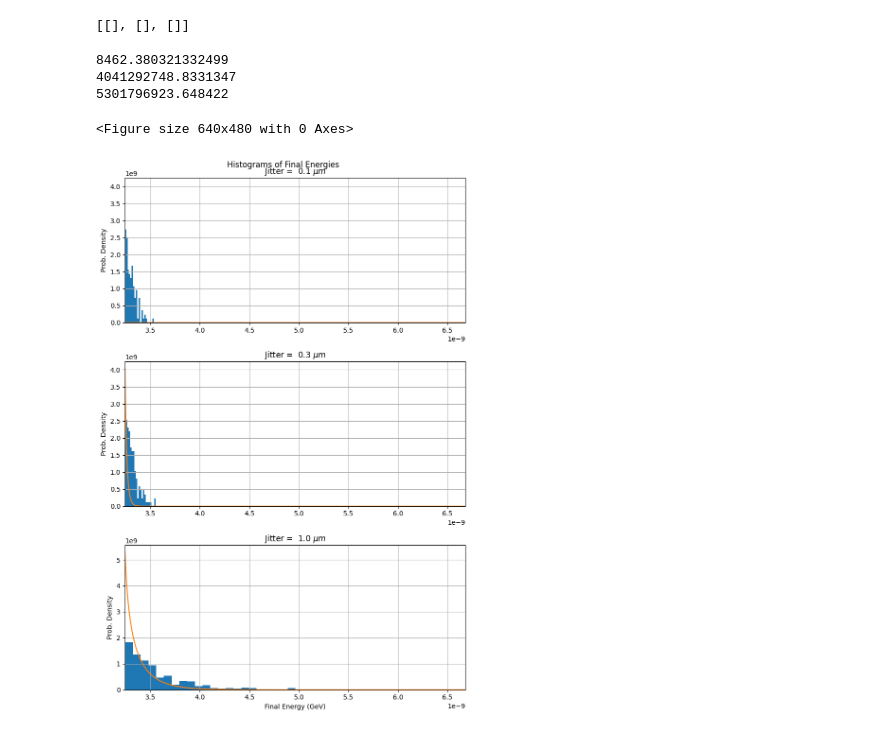
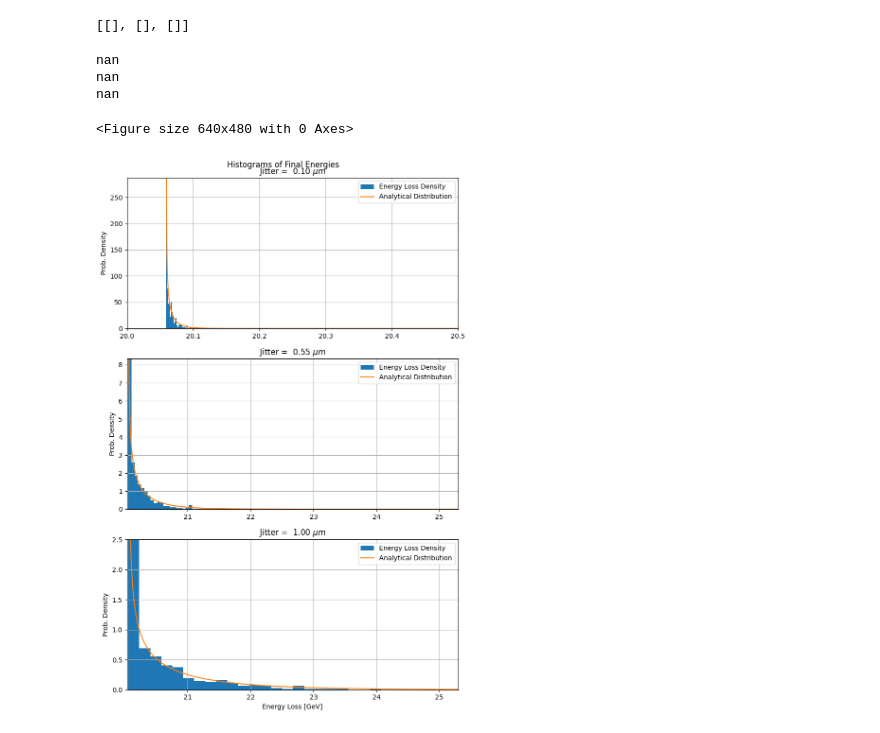
Before and after one commit to Knallvik/Master, a Jupyter notebook: ABEL_scripts/Scan_over_jitter.ipynb, the cells around one changed output. Cells and saved outputs as stored; diff of their text form; code cells hidden in the pictures.

Commit message:
Added plots and fixed PDF method

```diff
--- a/ABEL_scripts/Scan_over_jitter.ipynb
+++ b/ABEL_scripts/Scan_over_jitter.ipynb
@@ -129,28 +128,25 @@ by a too short worker timeout or by a memory leak.
 #linac.plot_beam_function(Beam.norm_emittance_y, label='norm emittance y (mm mrad)', scale=1e-6, xscale='log')
 #linac.plot_beam_function(lambda obj:obj.energy() - source.energy, label='Energy Gain (GeV)', scale=1e9, xscale='log')
 # %%
-list_of_E_ararys = [ [] for _ in range(num_jitter_values)]
-print(list_of_E_ararys)
+list_of_E_arrays = [ [] for _ in range(num_jitter_values)]
+print(list_of_E_arrays)
 for j in range(num_jitter_values):
-    Es = [linac[j,i].get_beam(-1).energy()*SI.e for i in range(linac.num_shots_per_step)]
-    list_of_E_ararys[j] = Es
+    Es = [linac[j,i].get_beam(-1).energy()/1e9 for i in range(linac.num_shots_per_step)]
+    list_of_E_arrays[j] = Es
 # %% [output]
 [[], [], []]
 # %%
 def rho(sig_jitter, El):
     #El = GeV
-    gamma = energy2gamma(source.energy)
+    gamma = energy2gamma(source.energy+10e9)
     kp = pp.k_p(stage.plasma_density)
     k_beta = kp/np.sqrt(2*gamma)
     sig_x_sq = source.emit_nx/k_beta/gamma
     sig_y_sq = source.emit_ny/k_beta/gamma
 
-    energy_loss_beam = SI.e**2*stage.length/6/np.pi/SI.epsilon_0*\
-    (gamma*k_beta)**4*(sig_x_sq+sig_y_sq)#/SI.e/1e9
+    delta_x = 2*(El*SI.e*1e9*12*np.pi*SI.epsilon_0/SI.e**2/stage.length/(gamma*k_beta)**4 - 2*sig_x_sq)
 
-    delta_x = 2*(El*12*np.pi*SI.epsilon_0/SI.e**2/stage.length/(gamma*k_beta)**4 - 2*sig_x_sq)
-
-    energy_loss_dist = 2/sig_jitter/np.sqrt(2*np.pi)*12*np.pi*SI.epsilon_0/SI.e**2/stage.length/(gamma*k_beta)**4/np.sqrt(delta_x)\
+    energy_loss_dist = 2/sig_jitter/np.sqrt(2*np.pi)*12*np.pi*SI.epsilon_0/SI.e**2/stage.length/(gamma*k_beta)**4/np.sqrt(delta_x)*SI.e*1e9\
     * np.exp(-1/2*delta_x/sig_jitter**2)
 
 
@@ -158,37 +154,46 @@ def rho(sig_jitter, El):
 # %%
 plt.subplots_adjust(hspace=0.4)
 fig, axs = plt.subplots(num_jitter_values,1, figsize = (8,12))
 fig.suptitle('Histograms of Final Energies')
 
-gamma = energy2gamma(source.energy)
+if num_jitter_values<2:
+    axs = [axs]
+
+gamma = energy2gamma(source.energy+10e9)
 kp = pp.k_p(stage.plasma_density)
 k_beta = kp/np.sqrt(2*gamma)
 sig_x_sq = source.emit_nx/k_beta/gamma
 sig_y_sq = source.emit_ny/k_beta/gamma
-E_nom_final = (source.energy + stage.nom_energy_gain)*SI.e
+E_nom_final = (source.energy + stage.nom_energy_gain+0.404e9)/1e9
 
-energy_loss_beam = SI.e**2*stage.length/6/np.pi/SI.epsilon_0*(gamma*k_beta)**4*(sig_x_sq+sig_y_sq)  #/SI.e/1e9
-
-xlim = [energy_loss_beam+1e-2*energy_loss_beam, max(E_nom_final - np.array(list_of_E_ararys[-1]))]
-Els = np.linspace(xlim[0],xlim[-1], 100000)
+energy_loss_beam = SI.e**2*stage.length/6/np.pi/SI.epsilon_0*(gamma*k_beta)**4*(sig_x_sq+sig_y_sq)/SI.e/1e9
 
 for j, ax in enumerate(axs):
-    ax.hist(E_nom_final - np.array(list_of_E_ararys[j]), bins =50, density = True, stacked = True)
-    ax.plot(Els, rho(jitter_values[j],Els))
+    hist = np.histogram(E_nom_final - np.array(list_of_E_arrays[j]), bins = 30, density = True)
+    ax.hist(E_nom_final - np.array(list_of_E_arrays[j]), bins = 30, density = True, stacked = True, label= 'Energy Loss Density')
+    if j ==0:
+        xlim = [20,20.5]
+        Els = np.linspace(xlim[0],xlim[-1], 100000)
+        ax.set_xlim(xlim)
+        ax.set_ylim(0,max(hist[0]))
+        ax.plot(Els, rho(jitter_values[j],Els), label= 'Analytical Distribution')
+    if j>0:
+        xlim = [energy_loss_beam-1e-3*energy_loss_beam, max(E_nom_final - np.array(list_of_E_arrays[-1]))]
+        Els = np.linspace(xlim[0],xlim[-1], 100000)
+        ax.plot(Els, rho(jitter_values[j],Els), label= 'Analytical Distribution')
+        ax.set_xlim(xlim)
+        ax.set_ylim(0,max(hist[0]))
     print(max(rho(jitter_values[j],Els)))
-    ax.set_title(f'Jitter = {jitter_values[j]*1e6: .1f} $\mu m$')
-    ax.set_xlim(xlim)
+    ax.set_title(f'Jitter = {jitter_values[j]*1e6: .2f} $\mu m$')
     ax.set_ylabel('Prob. Density')
     ax.grid()
-axs[-1].set_xlabel('Final Energy (GeV)')
+    ax.legend()
+axs[-1].set_xlabel('Energy Loss [GeV]')
 plt.tight_layout()
 plt.subplots_adjust(top=0.95)
-
-#fig.savefig(f'Plots/Jitter/final_energy_histograms_\
-#{num_jitter_values}_jitter_values', bbox_inches = 'tight')
 # %% [output]
-8462.380321332499
-4041292748.8331347
-5301796923.648422
+nan
+nan
+nan
 <Figure size 640x480 with 0 Axes>
-[figure, old version]
+[figure, new version]
```
Also changed, not shown: parts of 3 cells of this notebook, 13 other files.
